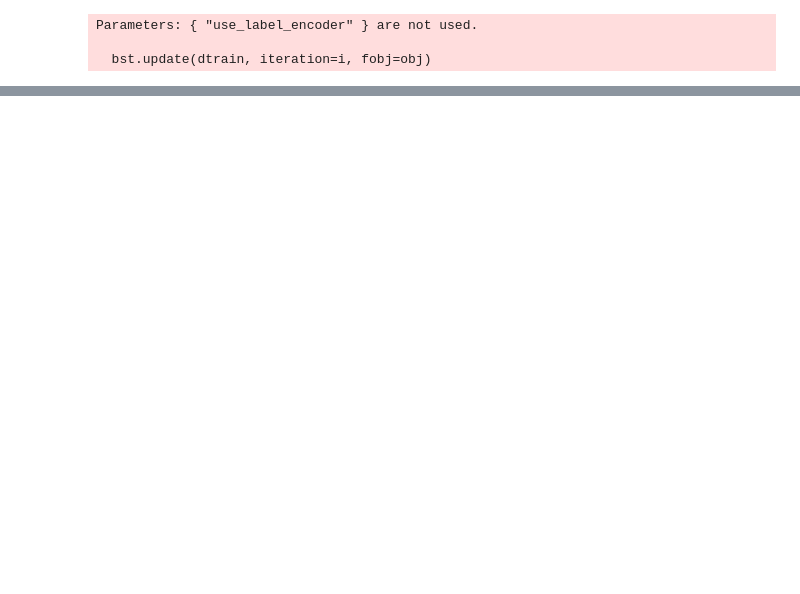
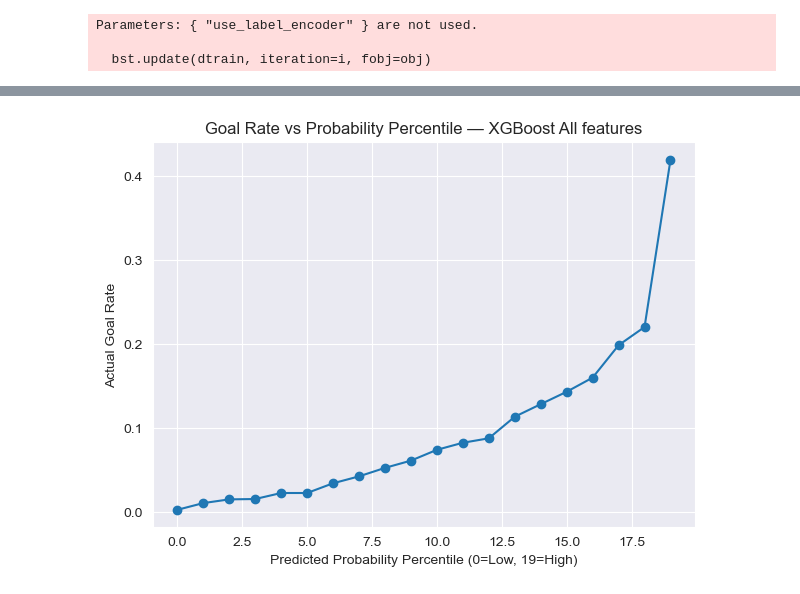
Before and after one commit to d1amondb0t/ift-6758-m1, a Jupyter notebook: notebooks/advanced_models.ipynb, the cells around one changed output, grey strips where cells are left out. Saved outputs shown, nothing was run; the diff lists cells and outputs as text; code cells hidden in the pictures; blank space fills up the shorter version.

```diff
--- a/notebooks/advanced_models.ipynb
+++ b/notebooks/advanced_models.ipynb
@@ -103,0 +252,14 @@ plt.show()
+# %%
+#Goal rate vs probability percentile
+df_val = pd.DataFrame({"y_true": y_val2, "y_pred": y_pred_proba})
+df_val["percentile"] = pd.qcut(df_val["y_pred"], 20, labels=False)
+
+goal_rate = df_val.groupby("percentile")["y_true"].mean()
+plt.figure(figsize=(7,5))
+plt.plot(goal_rate.index, goal_rate.values, marker="o")
+plt.xlabel("Predicted Probability Percentile (0=Low, 19=High)")
+plt.ylabel("Actual Goal Rate")
+plt.title("Goal Rate vs Probability Percentile — XGBoost All features")
+plt.show()
+# %% [output]
+[figure, added]
```
Also changed, not shown: parts of 20 cells of this notebook, 3 other files.
